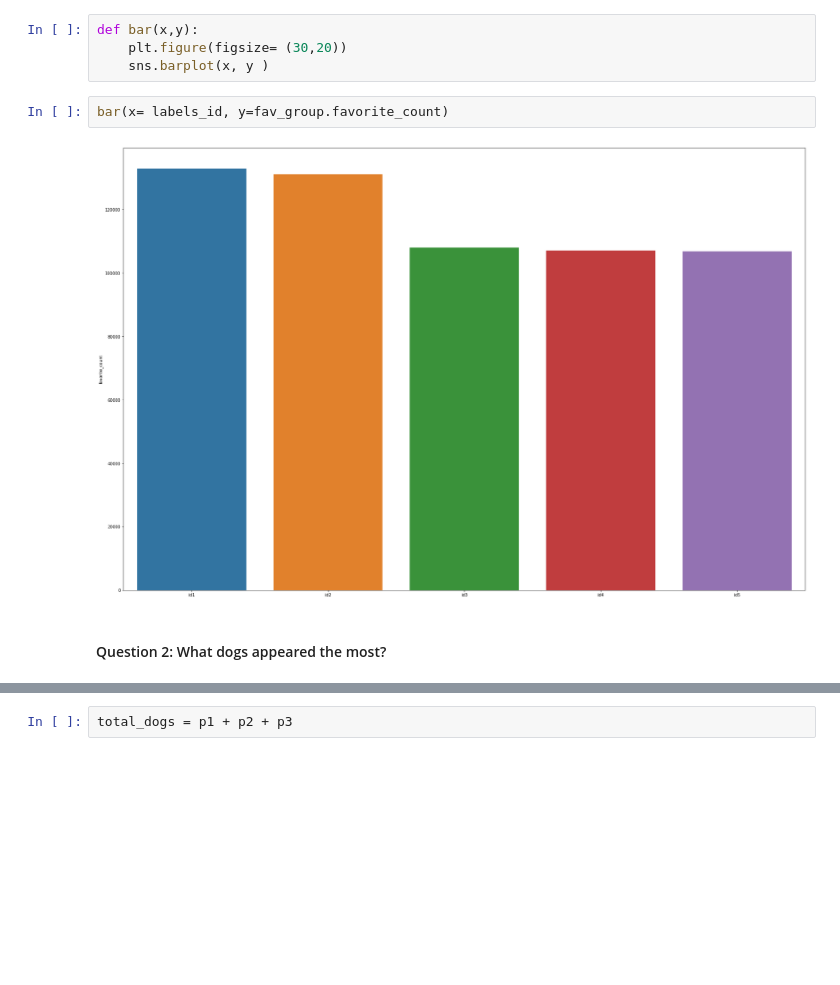
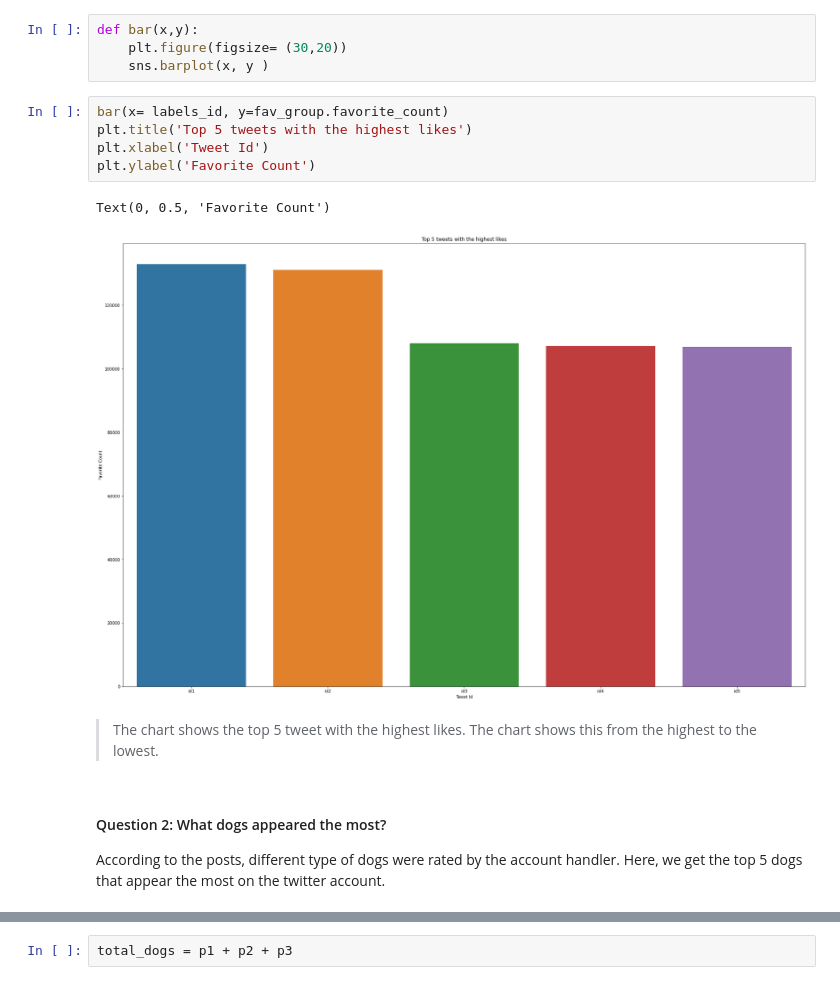
Before and after one commit to dev-tyta/Twitter-Data-Wrangling, a Jupyter notebook: wrangle_act.ipynb, the cells around one changed output, grey strips where cells are left out. Cells and saved outputs as stored; diff of their text form; blank space fills up the shorter version.

```diff
--- a/wrangle_act.ipynb
+++ b/wrangle_act.ipynb
@@ -520,12 +593,19 @@ labels_id = ['id1', 'id2', 'id3', 'id4', 'id5']
 def bar(x,y):
     plt.figure(figsize= (30,20))
     sns.barplot(x, y )
-# %%
-bar(x= labels_id, y=fav_group.favorite_count)
-# %% [output]
-[figure, removed]
-# %% [markdown]
-#### Question 2: What dogs appeared the most?
+# %%
+bar(x= labels_id, y=fav_group.favorite_count)
+plt.title('Top 5 tweets with the highest likes')
+plt.xlabel('Tweet Id')
+plt.ylabel('Favorite Count')
+# %% [output]
+Text(0, 0.5, 'Favorite Count')
+[figure, added]
+# %% [markdown]
+> The chart shows the top 5 tweet with the highest likes. The chart shows this from the highest to the lowest.
+# %% [markdown]
+#### Question 2: What dogs appeared the most?
+According to the posts, different type of dogs were rated by the account handler. Here, we get the top 5 dogs that appear the most on the twitter account.
 # %%
 p1 = merged_comp.p1.value_counts()
 p1
```
Also changed, not shown: parts of 43 cells of this notebook, 1 other file.
